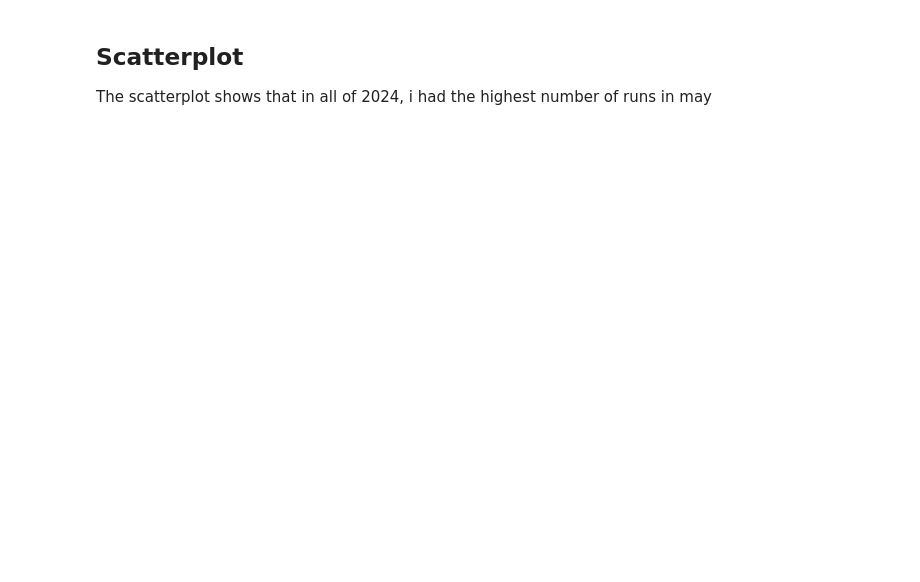
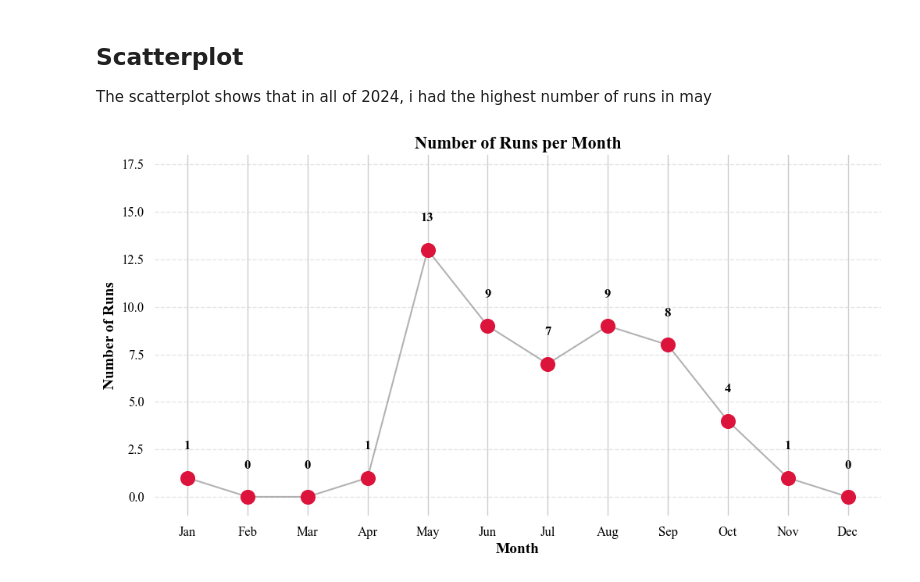
Before and after one commit to Kristine-jo/ExamPSY3035, a Jupyter notebook: Script/stravadata.ipynb, the cells around one changed output. Drawn from its saved outputs; the diff is of its cells as text; code cells hidden in the pictures; blank space fills up the shorter version.

Commit message:
adjustments

```diff
--- a/Script/stravadata.ipynb
+++ b/Script/stravadata.ipynb
@@ -537,3 +476,59 @@ plt.show()
 # %% [markdown]
 ## Scatterplot
 The scatterplot shows that in all of 2024, i had the highest number of runs in may
+# %%
+# Set figure size
+plt.figure(figsize=(12, 6))
+
+# Define a soft color palette
+scatter_color = "crimson"  # Elegant blue
+line_color = "gray" # Soft gray
+
+# Create scatter plot
+sns.scatterplot(
+    x=monthly_counts.index,
+    y=monthly_counts.values,
+    s=150,
+    color=scatter_color,
+    edgecolor="crimson",
+    linewidth=1.5,
+    marker="o",  # Circle markers
+    zorder=3
+)
+
+# Connect points with a smooth line
+plt.plot(
+    monthly_counts.index,
+    monthly_counts.values,
+    linestyle="-",
+    linewidth=1.5,
+    color=line_color,
+    alpha=0.6,
+    zorder=2
+)
+
+# Add exact numbers above points
+for i, value in enumerate(monthly_counts.values):
+    plt.text(i, value + 1.5, str(value), ha="center", fontsize=12, fontweight="bold", color="black", fontname="Times New Roman")
+
+# Labels and title with Times New Roman font
+plt.xlabel("Month", fontsize=14, fontweight="bold", color="black", fontname="Times New Roman")
+plt.ylabel("Number of Runs", fontsize=14, fontweight="bold", color="black", fontname="Times New Roman")
+plt.ylim(-1, 18) #adds some space on the y axis so that the datapoints don’t align with the x-axis
+plt.title("Number of Runs per Month", fontsize=16, fontweight="bold", color="black", fontname="Times New Roman")
+
+
+# Adjust x and y ticks
+plt.xticks(rotation=0, fontsize=12, color="black", fontname="Times New Roman")
+plt.yticks(fontsize=12, color="black", fontname="Times New Roman")
+
+# Subtle grid (only horizontal lines)
+plt.grid(axis="y", linestyle="--", alpha=0.5)
+
+# Remove unnecessary spines for a cleaner look
+sns.despine(left=True, bottom=True)
+
+# Show the plot
+plt.show()
+# %% [output]
+[figure, added]
```
Also changed, not shown: parts of 11 cells of this notebook.
